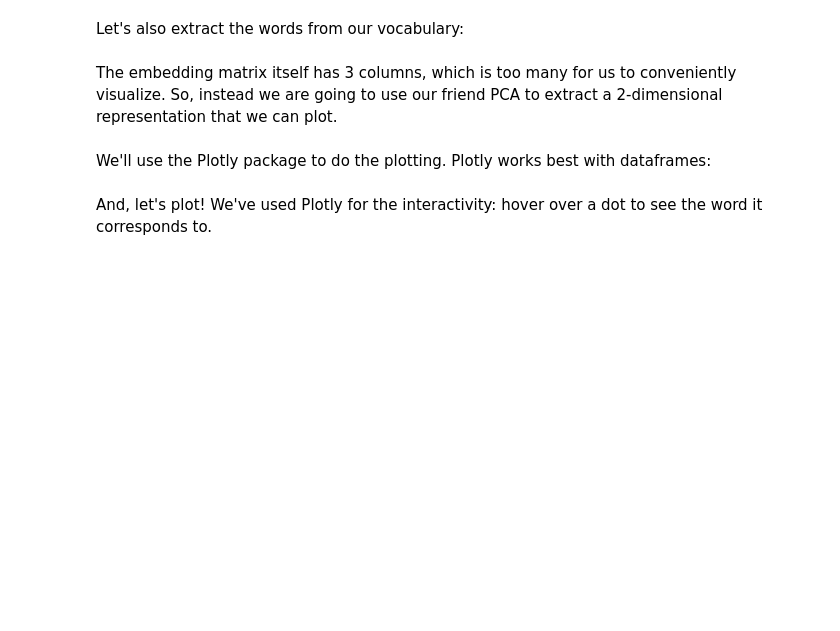
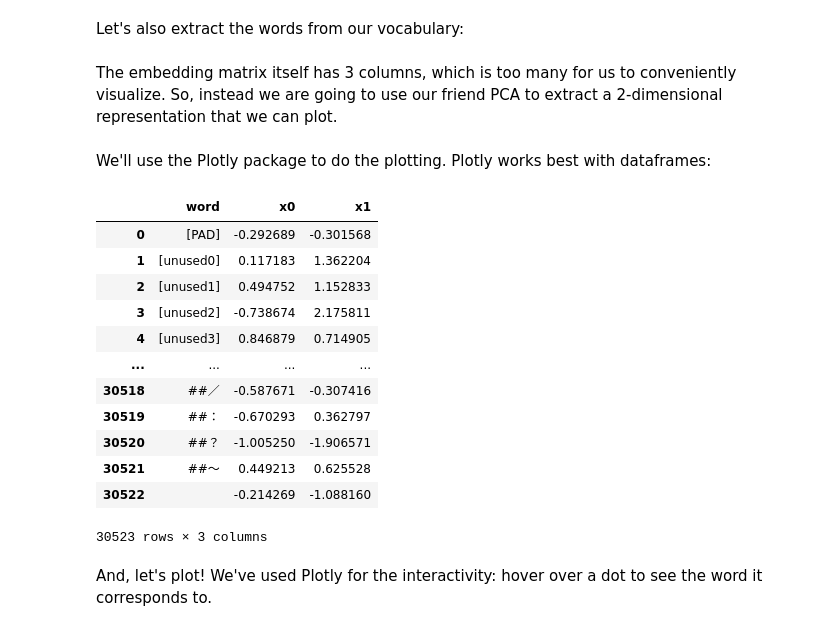
Before and after one commit to PhilChodrow/ml-notes, a Jupyter notebook: source/72-text-classification.ipynb, the cells around one changed output. Cells and saved outputs as stored; diff of their text form; code cells hidden in the pictures; blank space fills up the shorter version.

```diff
--- a/source/72-text-classification.ipynb
+++ b/source/72-text-classification.ipynb
@@ -200,11 +198,11 @@ X_train_tokenized = tokenizer(list(df_train["headline"]))["input_ids"]
 # %% [markdown]
 Our new training data is now a list of sequences of tokens. This list is "ragged" in the sense that the sequences are of different lengths. We can standardize the list by padding shorter sequences with 0s until all are the same length.
 # %%
-padding_length = 50
+max_len = 50
 
-def pad(l, padding_length):
-    assert len(l) <= padding_length
-    to_add = padding_length - len(l)
+def pad(l, max_len):
+    assert len(l) <= max_len
+    to_add = max_len - len(l)
     return l + [0]*to_add
 
-X_train_tokenized = [pad(t, padding_length) for t in X_train_tokenized]
+X_train_tokenized = [pad(t, max_len) for t in X_train_tokenized]
@@ -352,8 +306,9 @@ class TextClassificationModel(nn.Module):
 # %% [markdown]
 Let's learn and train a model!
 # %%
-vocab_size = len(vocab)
+vocab_size = len(tokenizer.vocab)
 embedding_dim = 3
+
 model = TextClassificationModel(vocab_size, embedding_dim, max_len, 3).to(device)
 # %%
 import time
@@ -419,7 +397,7 @@ embedding_matrix = model.embedding.cpu().weight.data.numpy()
 # %% [markdown]
 Let's also extract the words from our vocabulary:
 # %%
-tokens = vocab.get_itos()
+tokens = list(tokenizer.vocab.keys())
 # %% [markdown]
 The embedding matrix itself has 3 columns, which is too many for us to conveniently visualize. So, instead we are going to use our friend PCA to extract a 2-dimensional representation that we can plot.
 # %%
@@ -429,15 +407,28 @@ weights = pca.fit_transform(embedding_matrix)
 # %% [markdown]
 We'll use the Plotly package to do the plotting. Plotly works best with dataframes:
 # %%
-tokens = vocab.get_itos()
 tokens.append(" ")
 embedding_df = pd.DataFrame({
     'word' : tokens,
     'x0'   : weights[:,0],
     'x1'   : weights[:,1]
 })
 
 embedding_df
+# %% [output]
+|  | word | x0 | x1 |
+| 0 | [PAD] | -0.292689 | -0.301568 |
+| 1 | [unused0] | 0.117183 | 1.362204 |
+| 2 | [unused1] | 0.494752 | 1.152833 |
+| 3 | [unused2] | -0.738674 | 2.175811 |
+| 4 | [unused3] | 0.846879 | 0.714905 |
+| ... | ... | ... | ... |
+| 30518 | ##／ | -0.587671 | -0.307416 |
+| 30519 | ##： | -0.670293 | 0.362797 |
+| 30520 | ##？ | -1.005250 | -1.906571 |
+| 30521 | ##～ | 0.449213 | 0.625528 |
+| 30522 |  | -0.214269 | -1.088160 |
+30523 rows × 3 columns
 # %% [markdown]
 And, let's plot! We've used Plotly for the interactivity: hover over a dot to see the word it corresponds to.
 # %%
```
Also changed, not shown: parts of 18 cells of this notebook.
